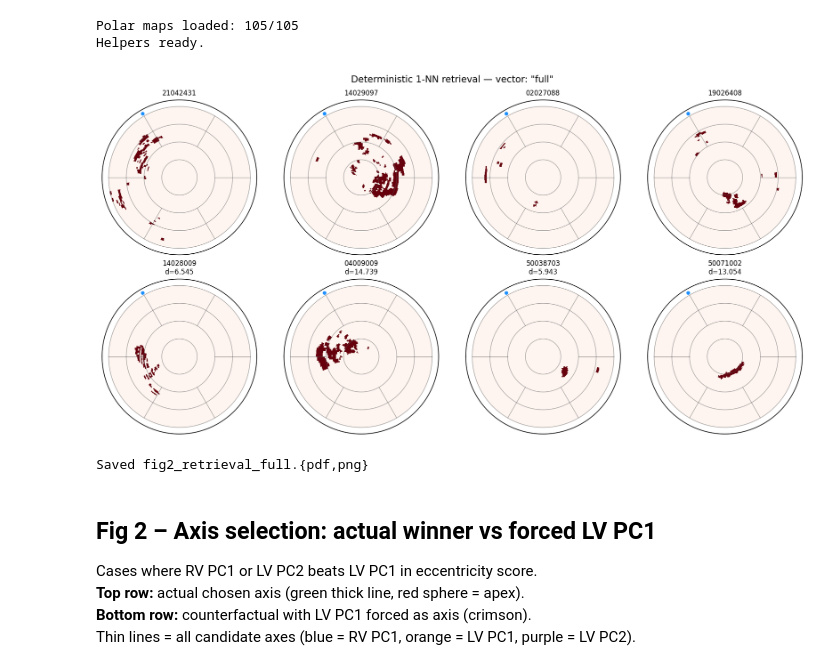
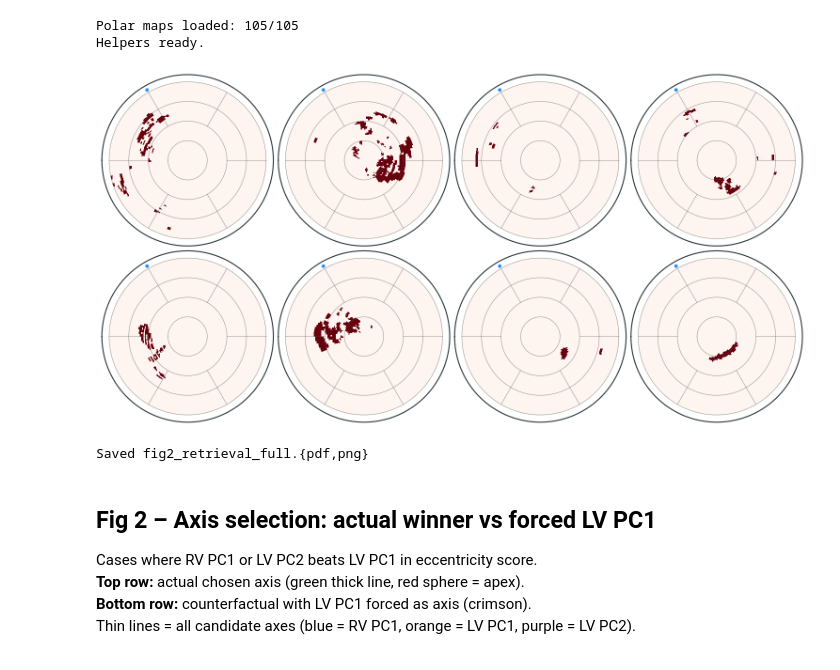
Before and after one commit to jcompanys/scar_tissue_that_I_wish_you_saw, a Jupyter notebook: lv-scar-segmentation/notebooks/F01_figures.ipynb, the cells around one changed output. Saved outputs shown, nothing was run; the diff lists cells and outputs as text; code cells hidden in the pictures.

```diff
--- a/lv-scar-segmentation/notebooks/F01_figures.ipynb
+++ b/lv-scar-segmentation/notebooks/F01_figures.ipynb
@@ -27,20 +27,19 @@ if str(ROOT) not in sys.path:
     sys.path.insert(0, str(ROOT))
 
 from src.data_loading import scan
-from src.mesh_utils import best_shell, best_rv_mesh
+from src.mesh_utils import best_shell, best_rv_mesh, get_cz_mesh
+from src.plot_style import set_tfg_style, save_figure
 
 HD_ROOT = r'F:/RM_TEKNON_DEVELOP'
 RESULTS = ROOT / 'results'
 OUT = RESULTS / 'F01_figures'
 OUT.mkdir(parents=True, exist_ok=True)
 
-# ── optional: override with specific patient ─────────────────────────────────
 # Set to None to auto-select best candidate, or e.g. '2023/12345678'
 OVERRIDE_CASE = None
-# ─────────────────────────────────────────────────────────────────────────────
 
 pv.set_jupyter_backend('static')
-plt.rcParams['figure.dpi'] = 150
+set_tfg_style()
 
 print(f'Project root: {ROOT}')
 print(f'Output dir  : {OUT}')
@@ -486,47 +419,42 @@ fig_det, axes_det = plt.subplots(
 if _DET_N == 1:
     axes_det = axes_det[:, np.newaxis]
 
-fig_det.suptitle(f'Deterministic 1-NN retrieval — vector: "{_best_vname}"', fontsize=11)
 
 # row labels via the leftmost axes
-axes_det[0, 0].set_title('Target',          fontsize=9, fontweight='bold', pad=14)
-axes_det[1, 0].set_title('Retrieved (1-NN)', fontsize=9, fontweight='bold', pad=14)
 
 for col_i, (tgt_idx, tgt_key) in enumerate(zip(_det_idx, _det_keys)):
     mask_d         = np.ones(len(df), dtype=bool)
     mask_d[tgt_idx] = False
     base_idx_d     = np.where(mask_d)[0]
 
     top_local_d, top_dists_d, _ = retrieve(
         X_best[tgt_idx], X_best[mask_d], k=1, method='manhattan'
     )
     ret_global_d = base_idx_d[top_local_d[0]]
     ret_key_d    = df.iloc[ret_global_d]['key']
     tgt_map_d    = pmaps.get(tgt_key)
     ret_map_d    = pmaps.get(ret_key_d)
     tgt_pid_d    = tgt_key.split('/')[-1]
     ret_pid_d    = ret_key_d.split('/')[-1]
 
     # row 0 — target
     if tgt_map_d is not None:
-        draw_bullseye(tgt_map_d, axes_det[0, col_i], title=tgt_pid_d, cmap='Reds', vmax=1.0)
+        draw_bullseye(tgt_map_d, axes_det[0, col_i], title=None, cmap='Reds', vmax=1.0)
     else:
-        axes_det[0, col_i].set_title(f'{tgt_pid_d}\n(no map)', fontsize=7)
+        pass  # no map
 
     # row 1 — retrieved
     if ret_map_d is not None:
-        draw_bullseye(ret_map_d, axes_det[1, col_i],
-                      title=f'{ret_pid_d}\nd={top_dists_d[0]:.3f}', cmap='Reds', vmax=1.0)
+        draw_bullseye(ret_map_d, axes_det[1, col_i], title=None, cmap='Reds', vmax=1.0)
     else:
-        axes_det[1, col_i].set_title(
-            f'{ret_pid_d}\nd={top_dists_d[0]:.3f}\n(no map)', fontsize=7)
+        pass  # no map', fontsize=7)
 
 fig_det.savefig(OUT / f'fig2_retrieval_{_best_vname}.pdf', bbox_inches='tight')
 fig_det.savefig(OUT / f'fig2_retrieval_{_best_vname}.png', dpi=200, bbox_inches='tight')
 plt.show()
 print(f'Saved fig2_retrieval_{_best_vname}.{{pdf,png}}')
 # %% [output]
-[figure, old version]
+[figure, new version]
 Saved fig2_retrieval_full.{pdf,png}
 # %% [markdown]
 ## Fig 2 – Axis selection: actual winner vs forced LV PC1
```
Also changed, not shown: parts of 12 cells of this notebook, 22 other files.
